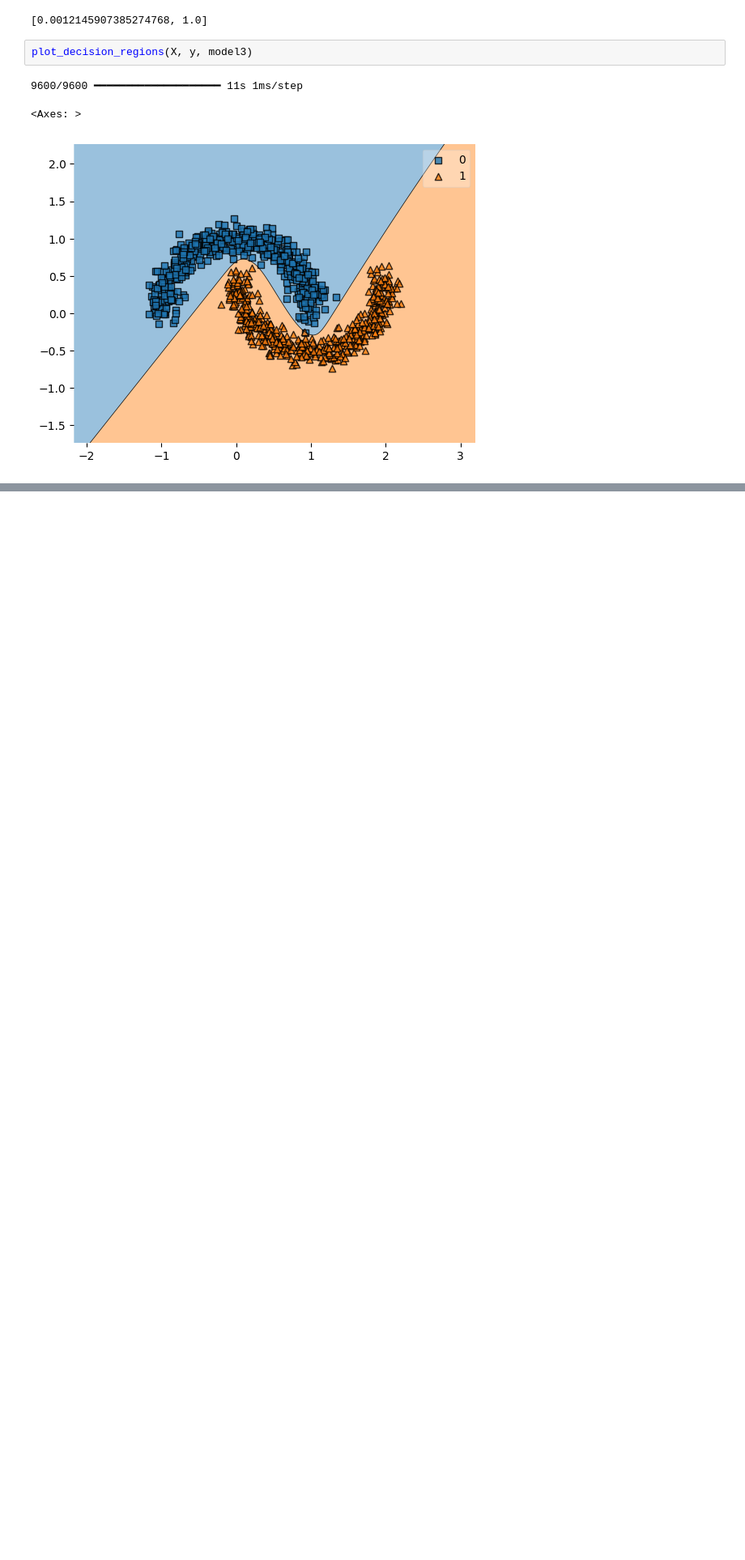
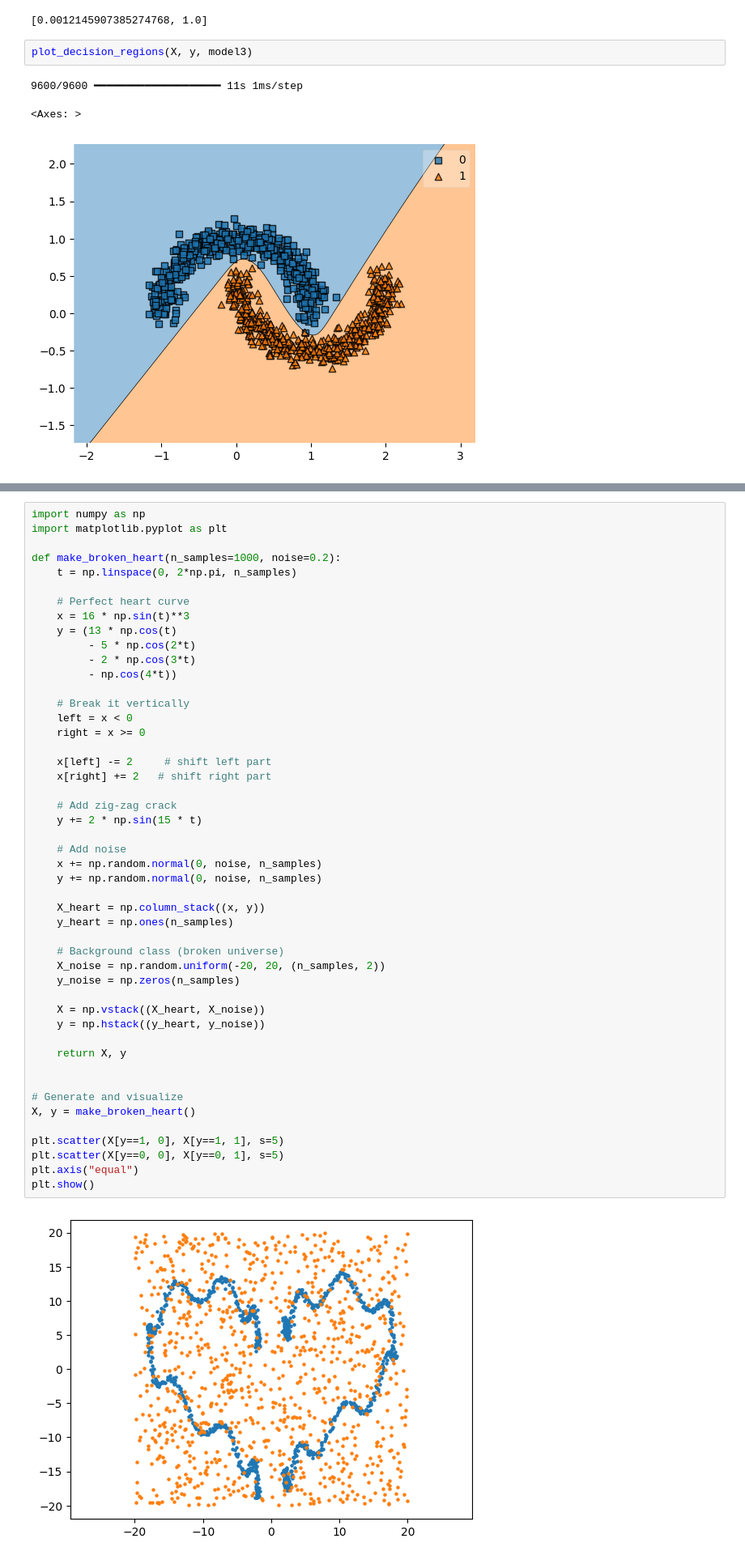
Before and after one commit to coder-black-mamba/again_rakibul_hasan_deep_learning_book_, a Jupyter notebook: non-linear-descision-bounday.ipynb, the cells around one changed output, grey strips where cells are left out. Shown at 81% size. Cells and saved outputs as stored; diff of their text form; blank space fills up the shorter version.

```diff
--- a/non-linear-descision-bounday.ipynb
+++ b/non-linear-descision-bounday.ipynb
@@ -318,0 +322,50 @@ plot_decision_regions(X, y, model3)
+# %%
+import numpy as np
+import matplotlib.pyplot as plt
+
+def make_broken_heart(n_samples=1000, noise=0.2):
+    t = np.linspace(0, 2*np.pi, n_samples)
+
+    # Perfect heart curve
+    x = 16 * np.sin(t)**3
+    y = (13 * np.cos(t)
+         - 5 * np.cos(2*t)
+         - 2 * np.cos(3*t)
+         - np.cos(4*t))
+
+    # Break it vertically
+    left = x < 0
+    right = x >= 0
+
+    x[left] -= 2     # shift left part
+    x[right] += 2   # shift right part
+
+    # Add zig-zag crack
+    y += 2 * np.sin(15 * t)
+
+    # Add noise
+    x += np.random.normal(0, noise, n_samples)
+    y += np.random.normal(0, noise, n_samples)
+
+    X_heart = np.column_stack((x, y))
+    y_heart = np.ones(n_samples)
+
+    # Background class (broken universe)
+    X_noise = np.random.uniform(-20, 20, (n_samples, 2))
+    y_noise = np.zeros(n_samples)
+
+    X = np.vstack((X_heart, X_noise))
+    y = np.hstack((y_heart, y_noise))
+
+    return X, y
+
+
+# Generate and visualize
+X, y = make_broken_heart()
+
+plt.scatter(X[y==1, 0], X[y==1, 1], s=5)
+plt.scatter(X[y==0, 0], X[y==0, 1], s=5)
+plt.axis("equal")
+plt.show()
+# %% [output]
+[figure, added]
```
Also changed, not shown: parts of 8 cells of this notebook, 1 other file.
